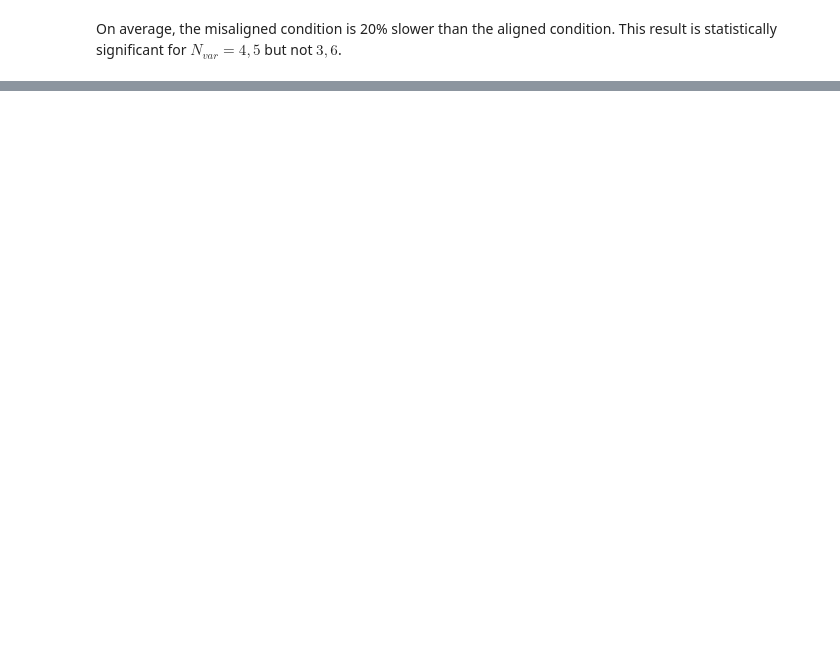
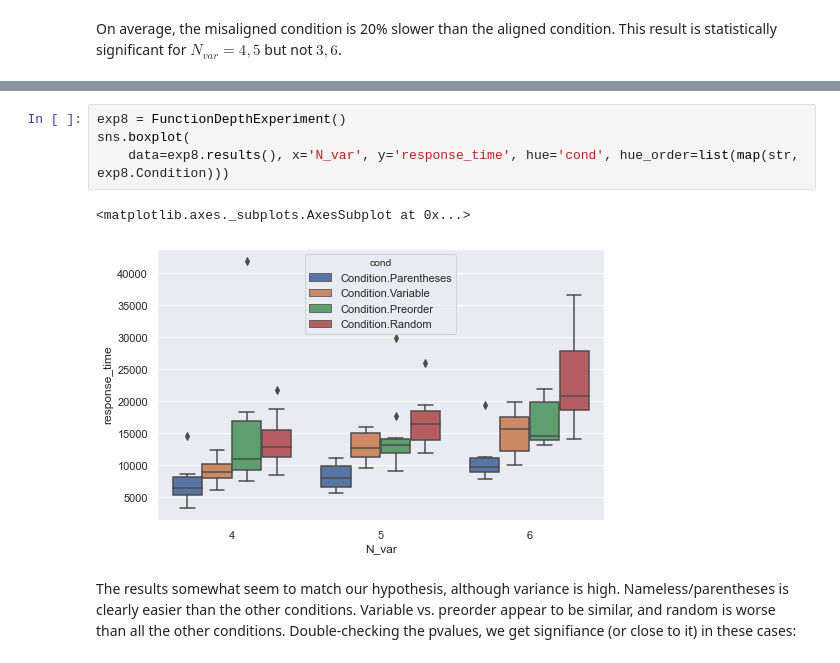
Before and after one commit to willcrichton/psypl-experiments, a Jupyter notebook: experiments/memory_program_tracing_v2.ipynb, the cells around one changed output, grey strips where cells are left out. Drawn from its saved outputs; the diff is of its cells as text; blank space fills up the shorter version.

Commit message:
Add function depth experiment

```diff
--- a/experiments/memory_program_tracing_v2.ipynb
+++ b/experiments/memory_program_tracing_v2.ipynb
@@ -423,0 +443,9 @@ For equivalent programs, tracing function calls can induce siginificant amounts
+# %%
+exp8 = FunctionDepthExperiment()
+sns.boxplot(
+    data=exp8.results(), x='N_var', y='response_time', hue='cond', hue_order=list(map(str, exp8.Condition)))
+# %% [output]
+<matplotlib.axes._subplots.AxesSubplot at 0x...>
+[figure, added]
+# %% [markdown]
+The results somewhat seem to match our hypothesis, although variance is high. Nameless/parentheses is clearly easier than the other conditions. Variable vs. preorder appear to be similar, and random is worse than all the other conditions. Double-checking the pvalues, we get signifiance (or close to it) in these cases:
```
Also changed, not shown: parts of 25 cells of this notebook, 2 other files.
